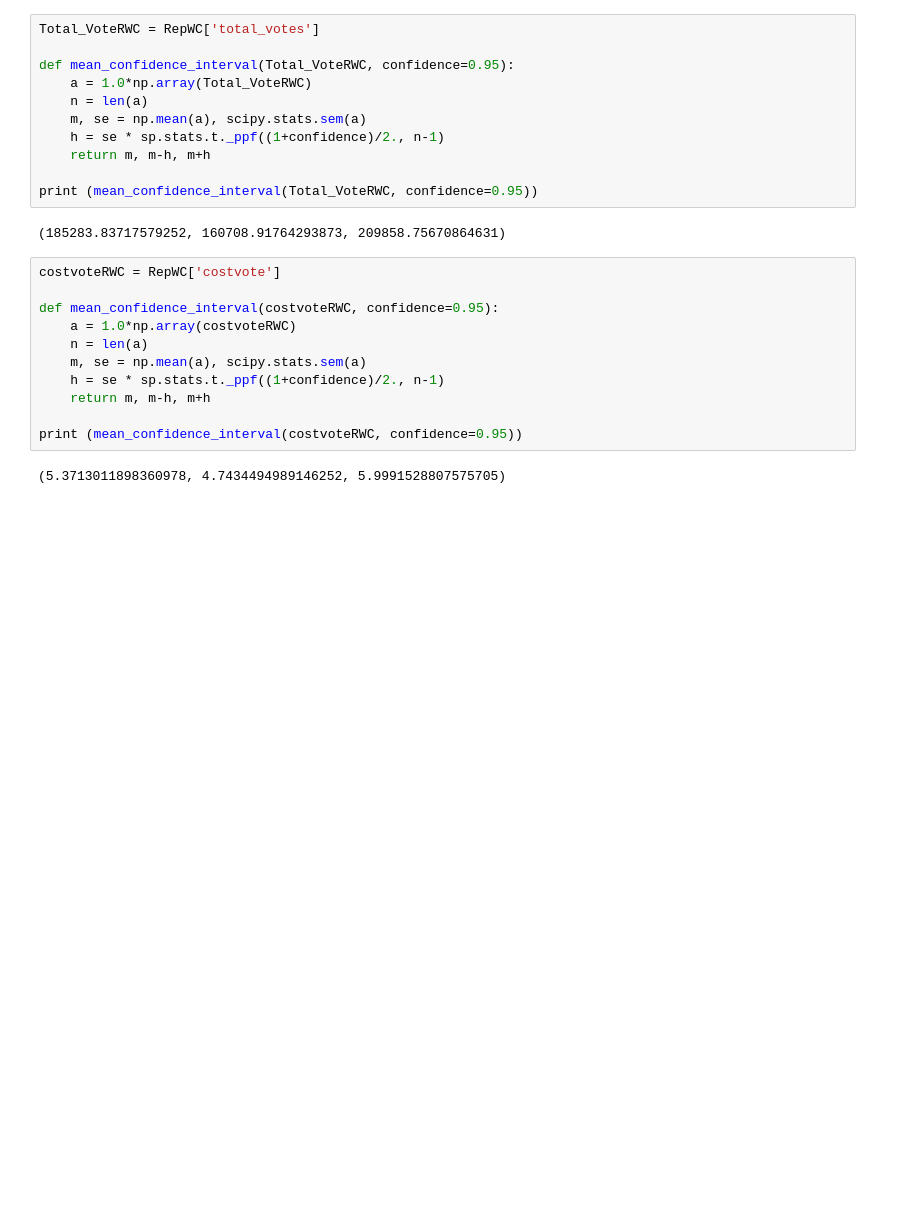
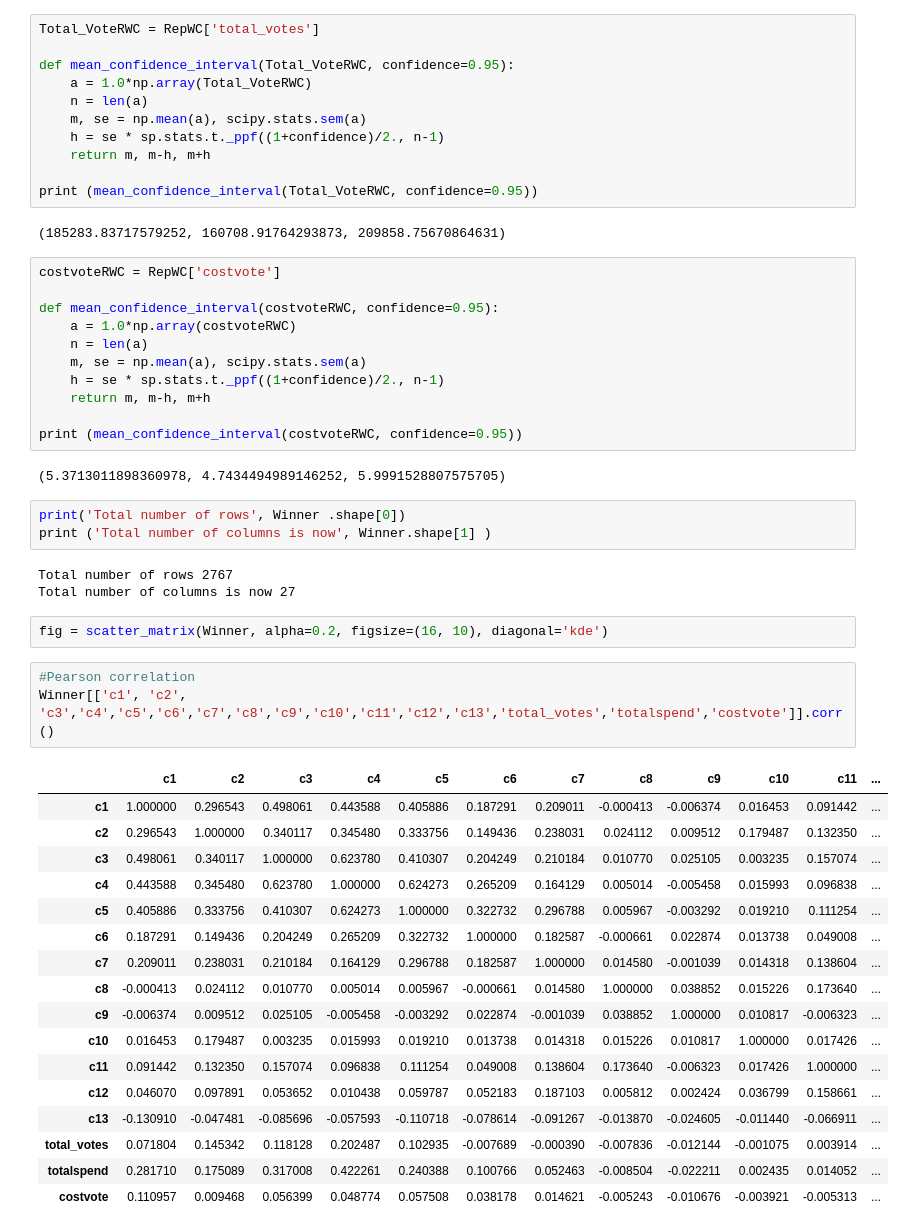
Before and after one commit to georgetown-analytics/four-thirty-five, a Jupyter notebook: 435_Analysis.ipynb, the cells around one changed output. Drawn from its saved outputs; the diff is of its cells as text; blank space fills up the shorter version.

```diff
--- a/435_Analysis.ipynb
+++ b/435_Analysis.ipynb
@@ -1765,3 +1787,32 @@ def mean_confidence_interval(costvoteRWC, confidence=0.95):
 print (mean_confidence_interval(costvoteRWC, confidence=0.95))
 # %% [output]
 (5.3713011898360978, 4.7434494989146252, 5.9991528807575705)
+# %%
+print('Total number of rows', Winner .shape[0])
+print ('Total number of columns is now', Winner.shape[1] )
+# %% [output]
+Total number of rows 2767
+Total number of columns is now 27
+# %%
+fig = scatter_matrix(Winner, alpha=0.2, figsize=(16, 10), diagonal='kde')
+# %%
+#Pearson correlation
+Winner[['c1', 'c2', 'c3','c4','c5','c6','c7','c8','c9','c10','c11','c12','c13','total_votes','totalspend','costvote']].corr()
+# %% [output]
+|  | c1 | c2 | c3 | c4 | c5 | c6 | c7 | c8 | c9 | c10 | c11 | ... |
+| c1 | 1.000000 | 0.296543 | 0.498061 | 0.443588 | 0.405886 | 0.187291 | 0.209011 | -0.000413 | -0.006374 | 0.016453 | 0.091442 | ... |
+| c2 | 0.296543 | 1.000000 | 0.340117 | 0.345480 | 0.333756 | 0.149436 | 0.238031 | 0.024112 | 0.009512 | 0.179487 | 0.132350 | ... |
+| c3 | 0.498061 | 0.340117 | 1.000000 | 0.623780 | 0.410307 | 0.204249 | 0.210184 | 0.010770 | 0.025105 | 0.003235 | 0.157074 | ... |
+| c4 | 0.443588 | 0.345480 | 0.623780 | 1.000000 | 0.624273 | 0.265209 | 0.164129 | 0.005014 | -0.005458 | 0.015993 | 0.096838 | ... |
+| c5 | 0.405886 | 0.333756 | 0.410307 | 0.624273 | 1.000000 | 0.322732 | 0.296788 | 0.005967 | -0.003292 | 0.019210 | 0.111254 | ... |
+| c6 | 0.187291 | 0.149436 | 0.204249 | 0.265209 | 0.322732 | 1.000000 | 0.182587 | -0.000661 | 0.022874 | 0.013738 | 0.049008 | ... |
+| c7 | 0.209011 | 0.238031 | 0.210184 | 0.164129 | 0.296788 | 0.182587 | 1.000000 | 0.014580 | -0.001039 | 0.014318 | 0.138604 | ... |
+| c8 | -0.000413 | 0.024112 | 0.010770 | 0.005014 | 0.005967 | -0.000661 | 0.014580 | 1.000000 | 0.038852 | 0.015226 | 0.173640 | ... |
+| c9 | -0.006374 | 0.009512 | 0.025105 | -0.005458 | -0.003292 | 0.022874 | -0.001039 | 0.038852 | 1.000000 | 0.010817 | -0.006323 | ... |
+| c10 | 0.016453 | 0.179487 | 0.003235 | 0.015993 | 0.019210 | 0.013738 | 0.014318 | 0.015226 | 0.010817 | 1.000000 | 0.017426 | ... |
+| c11 | 0.091442 | 0.132350 | 0.157074 | 0.096838 | 0.111254 | 0.049008 | 0.138604 | 0.173640 | -0.006323 | 0.017426 | 1.000000 | ... |
+| c12 | 0.046070 | 0.097891 | 0.053652 | 0.010438 | 0.059787 | 0.052183 | 0.187103 | 0.005812 | 0.002424 | 0.036799 | 0.158661 | ... |
+| c13 | -0.130910 | -0.047481 | -0.085696 | -0.057593 | -0.110718 | -0.078614 | -0.091267 | -0.013870 | -0.024605 | -0.011440 | -0.066911 | ... |
+| total_votes | 0.071804 | 0.145342 | 0.118128 | 0.202487 | 0.102935 | -0.007689 | -0.000390 | -0.007836 | -0.012144 | -0.001075 | 0.003914 | ... |
+| totalspend | 0.281710 | 0.175089 | 0.317008 | 0.422261 | 0.240388 | 0.100766 | 0.052463 | -0.008504 | -0.022211 | 0.002435 | 0.014052 | ... |
+| costvote | 0.110957 | 0.009468 | 0.056399 | 0.048774 | 0.057508 | 0.038178 | 0.014621 | -0.005243 | -0.010676 | -0.003921 | -0.005313 | ... |
```
Also changed, not shown: parts of 33 cells of this notebook.
